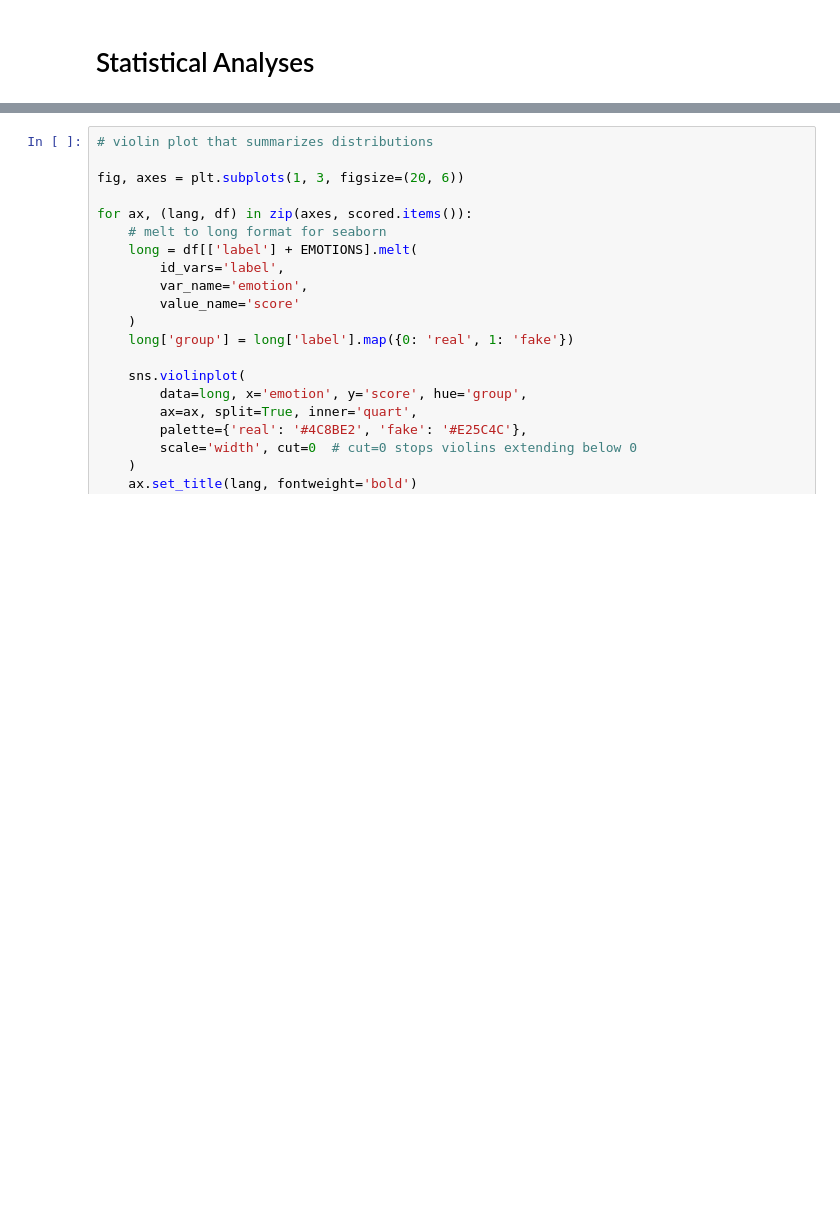
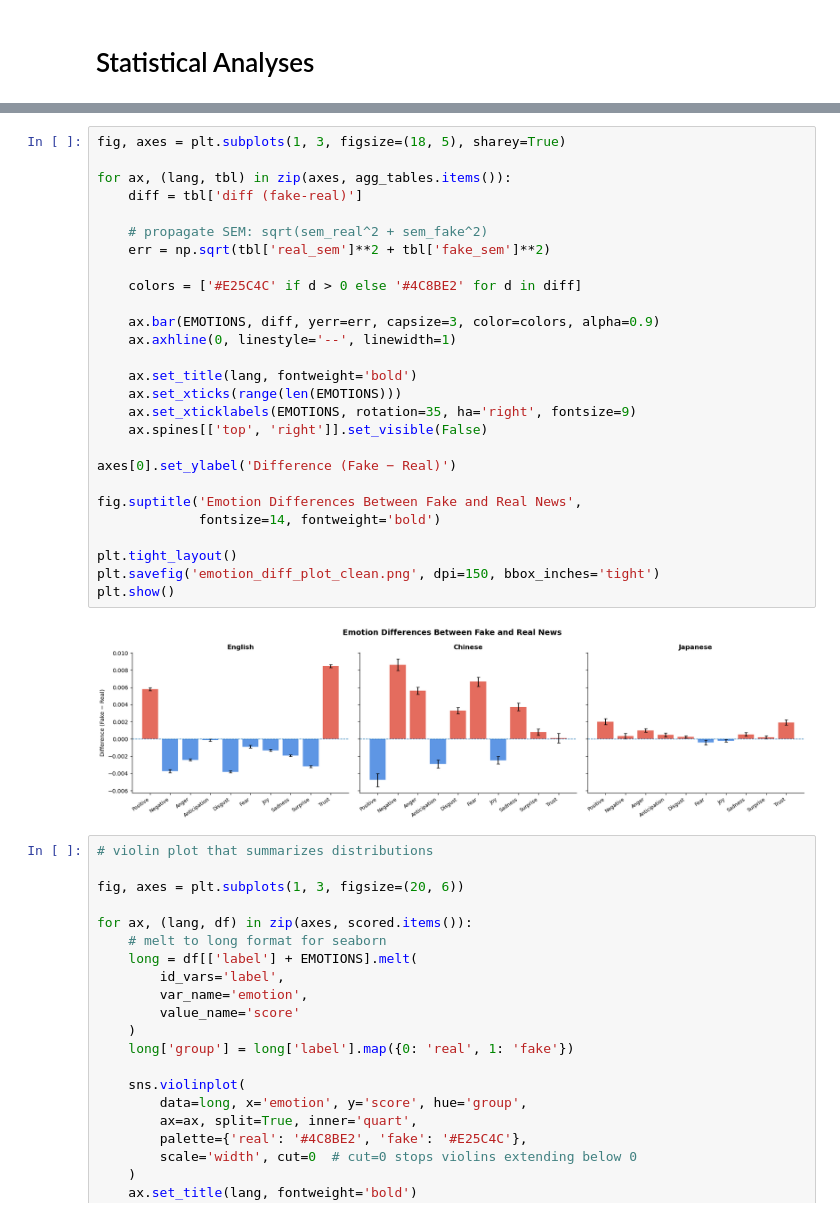
Before and after one commit to acl13820-cmd/Cross-language-transfer-learning-for-misinformation-detection, a Jupyter notebook: nlp_emotion_detection.ipynb, the cells around one changed output, grey strips where cells are left out. Saved outputs shown, nothing was run; the diff lists cells and outputs as text; blank space fills up the shorter version.

```diff
--- a/nlp_emotion_detection.ipynb
+++ b/nlp_emotion_detection.ipynb
@@ -475,3 +637,32 @@ Anticipation  fake     1.572     7.832       3.4
+# %%
+fig, axes = plt.subplots(1, 3, figsize=(18, 5), sharey=True)
+
+for ax, (lang, tbl) in zip(axes, agg_tables.items()):
+    diff = tbl['diff (fake-real)']
+
+    # propagate SEM: sqrt(sem_real^2 + sem_fake^2)
+    err = np.sqrt(tbl['real_sem']**2 + tbl['fake_sem']**2)
+
+    colors = ['#E25C4C' if d > 0 else '#4C8BE2' for d in diff]
+
+    ax.bar(EMOTIONS, diff, yerr=err, capsize=3, color=colors, alpha=0.9)
+    ax.axhline(0, linestyle='--', linewidth=1)
+
+    ax.set_title(lang, fontweight='bold')
+    ax.set_xticks(range(len(EMOTIONS)))
+    ax.set_xticklabels(EMOTIONS, rotation=35, ha='right', fontsize=9)
+    ax.spines[['top', 'right']].set_visible(False)
+
+axes[0].set_ylabel('Difference (Fake − Real)')
+
+fig.suptitle('Emotion Differences Between Fake and Real News',
+             fontsize=14, fontweight='bold')
+
+plt.tight_layout()
+plt.savefig('emotion_diff_plot_clean.png', dpi=150, bbox_inches='tight')
+plt.show()
+# %% [output]
+[figure, added]
 # %%
 # violin plot that summarizes distributions
 
```
Also changed, not shown: parts of 35 cells of this notebook, 28 other files.
